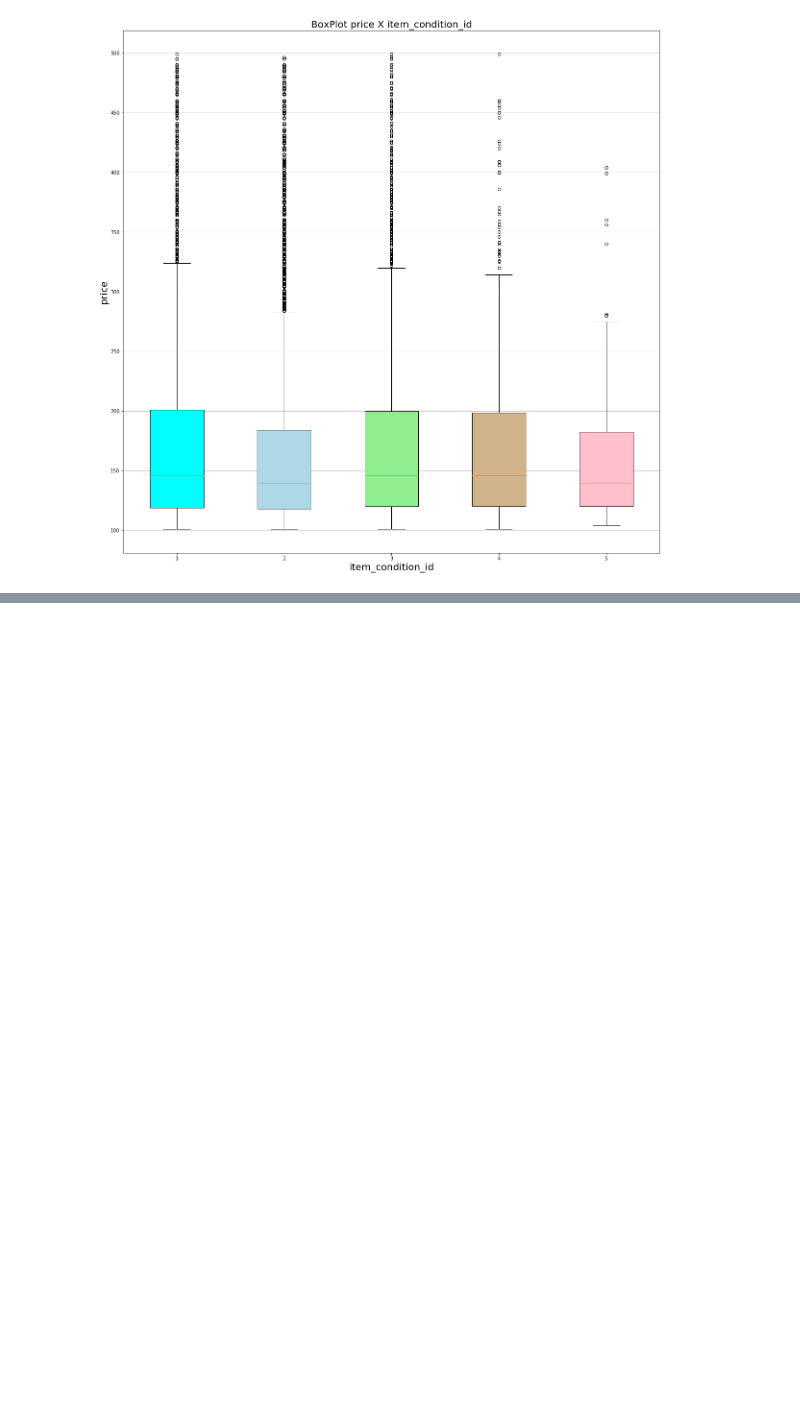
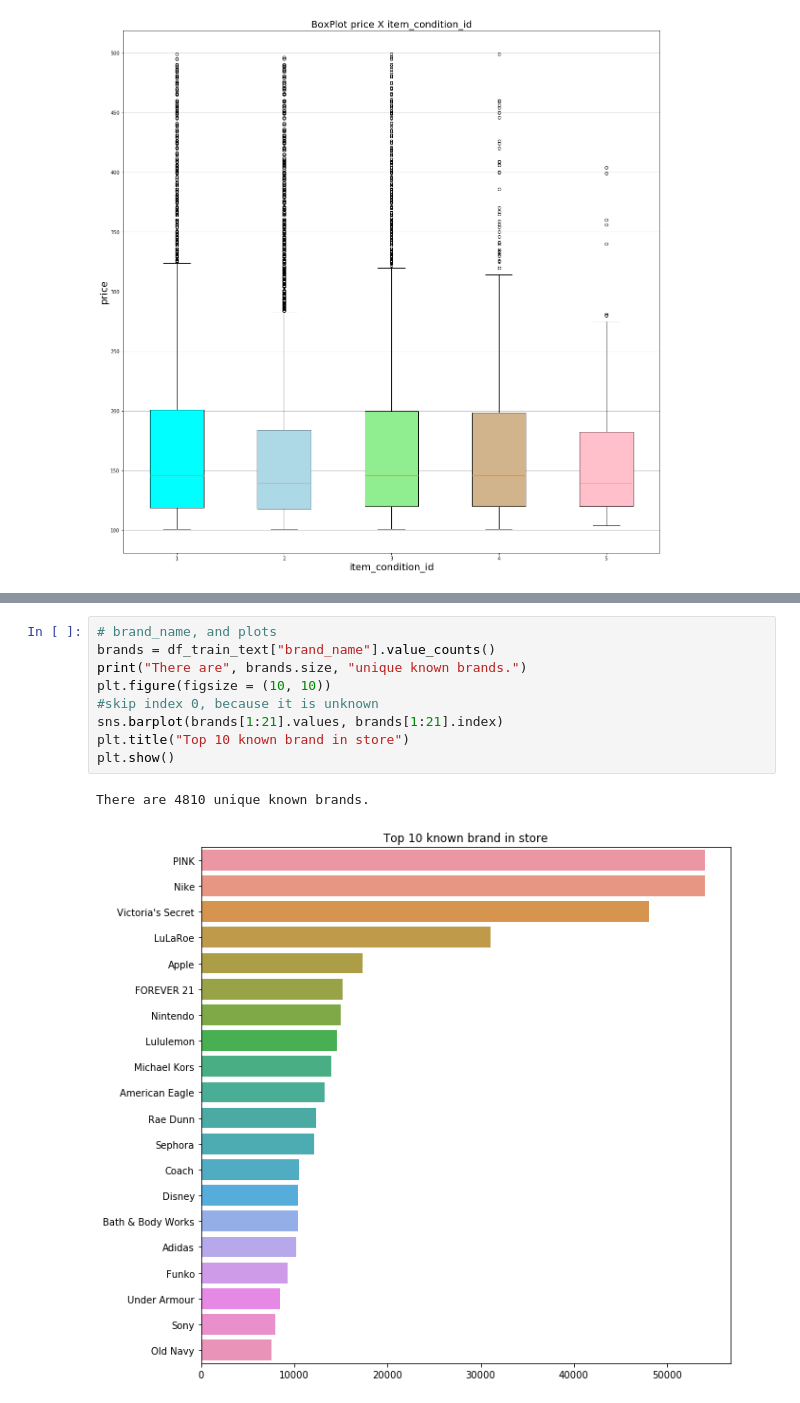
Before and after one commit to weihuacern/MPSCKernelGit, a Jupyter notebook: FeatureConstructor.ipynb, the cells around one changed output, grey strips where cells are left out. Cells and saved outputs as stored; diff of their text form; blank space fills up the shorter version.

```diff
--- a/FeatureConstructor.ipynb
+++ b/FeatureConstructor.ipynb
@@ -177 +220,13 @@ del df_train_tmp
+# %%
+# brand_name, and plots
+brands = df_train_text["brand_name"].value_counts()
+print("There are", brands.size, "unique known brands.")
+plt.figure(figsize = (10, 10))
+#skip index 0, because it is unknown
+sns.barplot(brands[1:21].values, brands[1:21].index)
+plt.title("Top 10 known brand in store")
+plt.show()
+# %% [output]
+There are 4810 unique known brands.
+[figure, added]
 # %%
```
Also changed, not shown: parts of 9 cells of this notebook, 1 other file.
